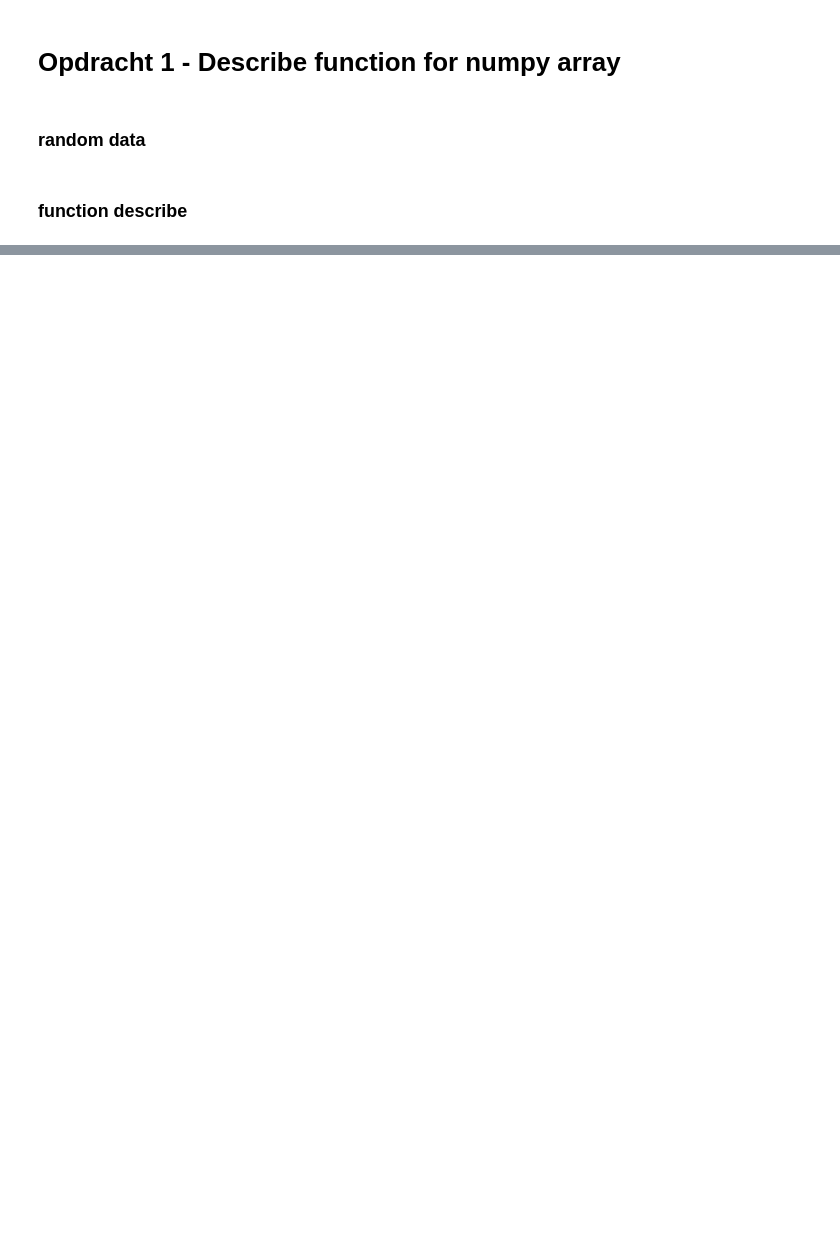
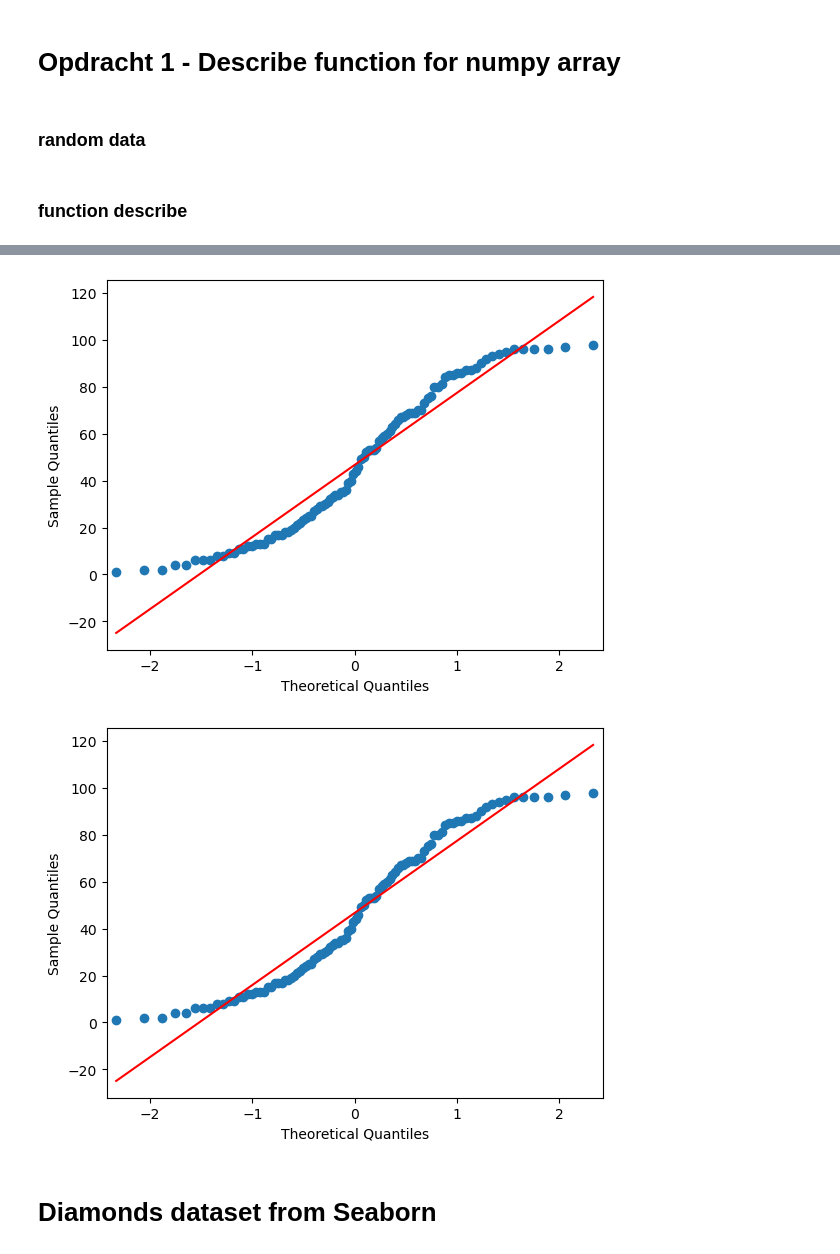
Before and after one commit to get-to-work-together/Computrain-Python-voor-Data-Science, a Jupyter notebook: Training/opdracht 1 - numpy.ipynb, the cells around one changed output, grey strips where cells are left out. Drawn from its saved outputs; the diff is of its cells as text; code cells hidden in the pictures; blank space fills up the shorter version.

```diff
--- a/Training/opdracht 1 - numpy.ipynb
+++ b/Training/opdracht 1 - numpy.ipynb
@@ -81,0 +83,7 @@ jupyter lab
+# %%
+sm.qqplot(data, line='r')
+# %% [output]
+[figure, added]
+[figure, added]
+# %% [markdown]
+# Diamonds dataset from Seaborn
```
Also changed, not shown: parts of 11 cells of this notebook, 3 other files.
